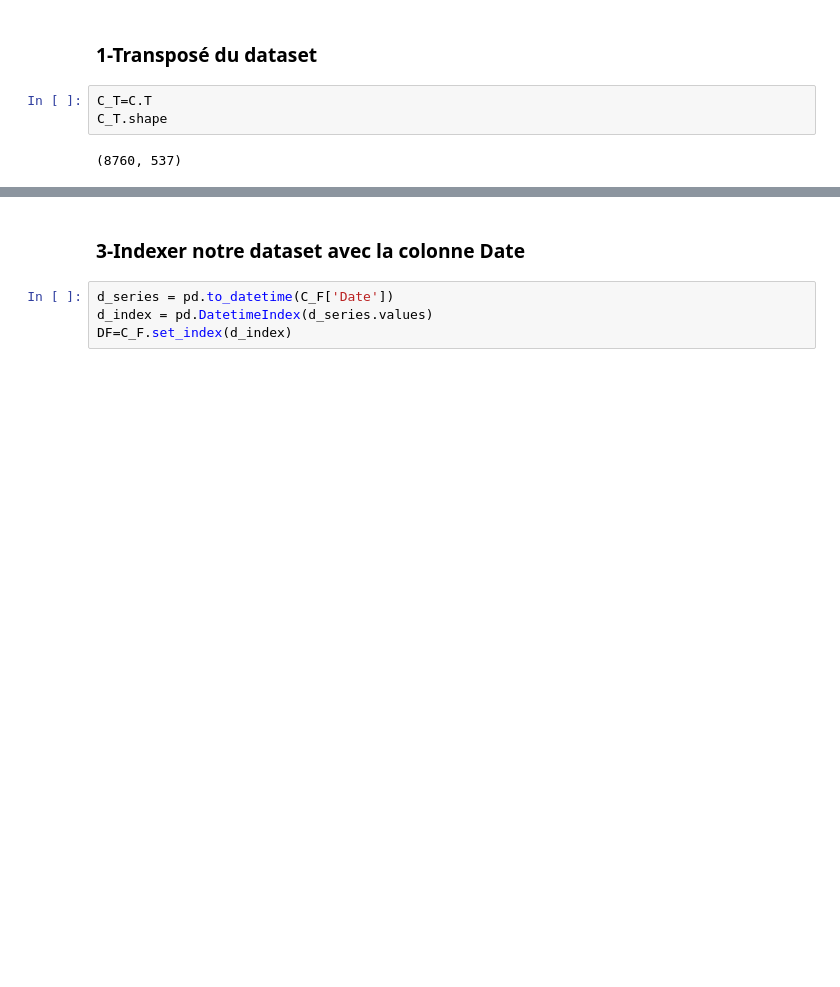
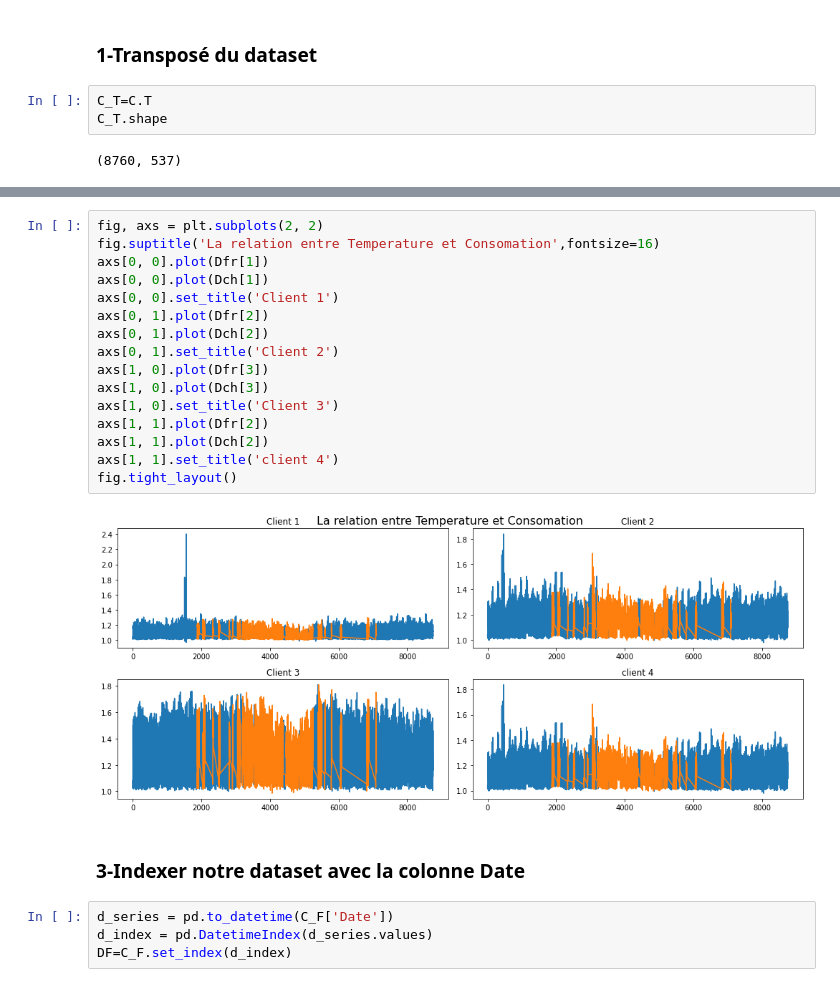
Before and after one commit to forloulhoucine/TER_Analyse-de-donnees-issues-dun-reseau-urbain, a Jupyter notebook: TER.ipynb, the cells around one changed output, grey strips where cells are left out. Cells and saved outputs as stored; diff of their text form; blank space fills up the shorter version.

```diff
--- a/TER.ipynb
+++ b/TER.ipynb
@@ -318,3 +446,21 @@ C_F.shape
+# %%
+fig, axs = plt.subplots(2, 2)
+fig.suptitle('La relation entre Temperature et Consomation',fontsize=16)
+axs[0, 0].plot(Dfr[1])
+axs[0, 0].plot(Dch[1])
+axs[0, 0].set_title('Client 1')
+axs[0, 1].plot(Dfr[2])
+axs[0, 1].plot(Dch[2])
+axs[0, 1].set_title('Client 2')
+axs[1, 0].plot(Dfr[3])
+axs[1, 0].plot(Dch[3])
+axs[1, 0].set_title('Client 3')
+axs[1, 1].plot(Dfr[2])
+axs[1, 1].plot(Dch[2])
+axs[1, 1].set_title('client 4')
+fig.tight_layout()
+# %% [output]
+[figure, added]
 # %% [markdown]
 ### 3-Indexer notre dataset avec la colonne Date
 # %%
```
Also changed, not shown: parts of 19 cells of this notebook.
